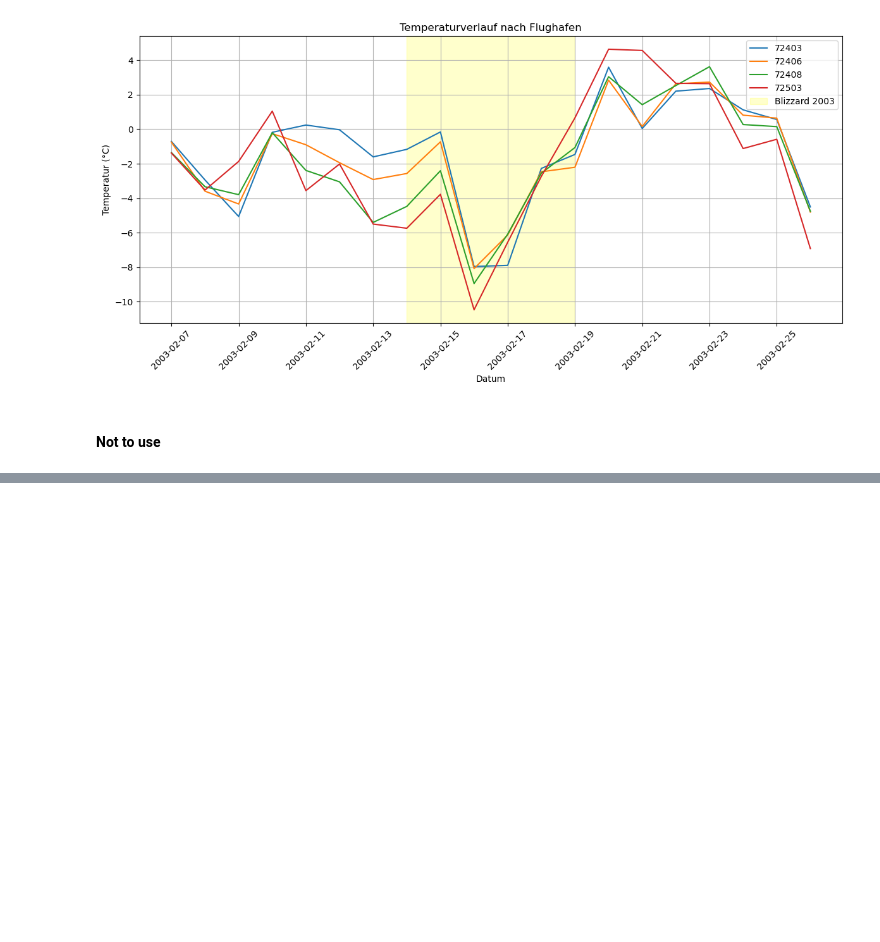
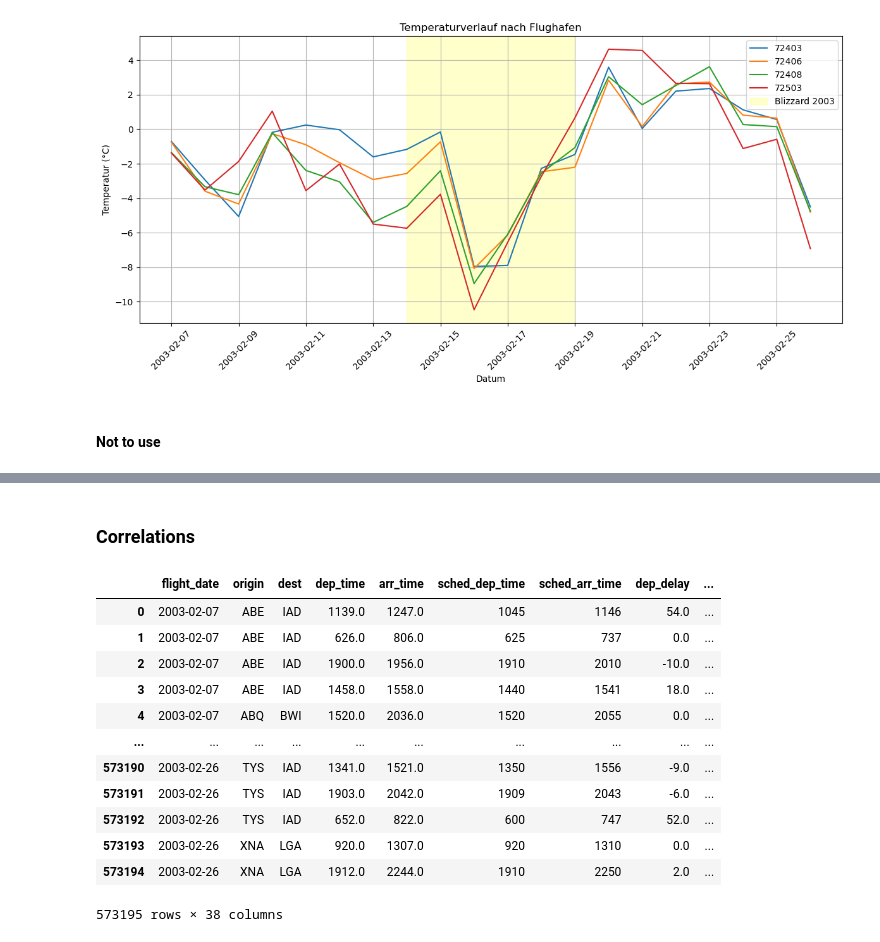
Before and after one commit to neuefische/da-analytics-engineering-project, a Jupyter notebook: notebooks_workspace/EDA_janina.ipynb, the cells around one changed output, grey strips where cells are left out. Cells and saved outputs as stored; diff of their text form; code cells hidden in the pictures; blank space fills up the shorter version.

```diff
--- a/notebooks_workspace/EDA_janina.ipynb
+++ b/notebooks_workspace/EDA_janina.ipynb
@@ -443,0 +615,19 @@ plt.show()
+# %% [markdown]
+### Correlations
+# %%
+df_flights_weather_mart["date"] = pd.to_datetime(df_weather_mart_by_station["date"])
+df_flights_weather_mart
+# %% [output]
+|  | flight_date | origin | dest | dep_time | arr_time | sched_dep_time | sched_arr_time | dep_delay | ... |
+| 0 | 2003-02-07 | ABE | IAD | 1139.0 | 1247.0 | 1045 | 1146 | 54.0 | ... |
+| 1 | 2003-02-07 | ABE | IAD | 626.0 | 806.0 | 625 | 737 | 0.0 | ... |
+| 2 | 2003-02-07 | ABE | IAD | 1900.0 | 1956.0 | 1910 | 2010 | -10.0 | ... |
+| 3 | 2003-02-07 | ABE | IAD | 1458.0 | 1558.0 | 1440 | 1541 | 18.0 | ... |
+| 4 | 2003-02-07 | ABQ | BWI | 1520.0 | 2036.0 | 1520 | 2055 | 0.0 | ... |
+| ... | ... | ... | ... | ... | ... | ... | ... | ... | ... |
+| 573190 | 2003-02-26 | TYS | IAD | 1341.0 | 1521.0 | 1350 | 1556 | -9.0 | ... |
+| 573191 | 2003-02-26 | TYS | IAD | 1903.0 | 2042.0 | 1909 | 2043 | -6.0 | ... |
+| 573192 | 2003-02-26 | TYS | IAD | 652.0 | 822.0 | 600 | 747 | 52.0 | ... |
+| 573193 | 2003-02-26 | XNA | LGA | 920.0 | 1307.0 | 920 | 1310 | 0.0 | ... |
+| 573194 | 2003-02-26 | XNA | LGA | 1912.0 | 2244.0 | 1910 | 2250 | 2.0 | ... |
+573195 rows × 38 columns
```
Also changed, not shown: parts of 17 cells of this notebook.
